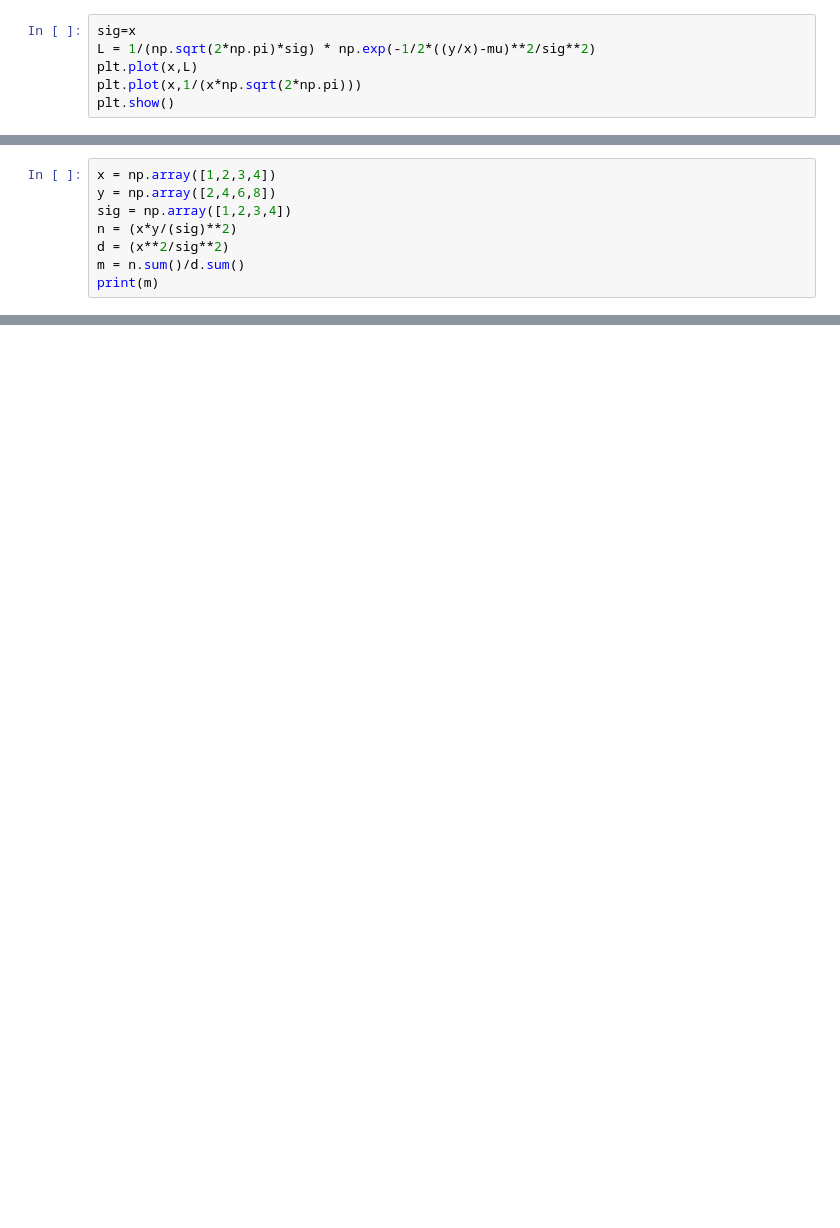
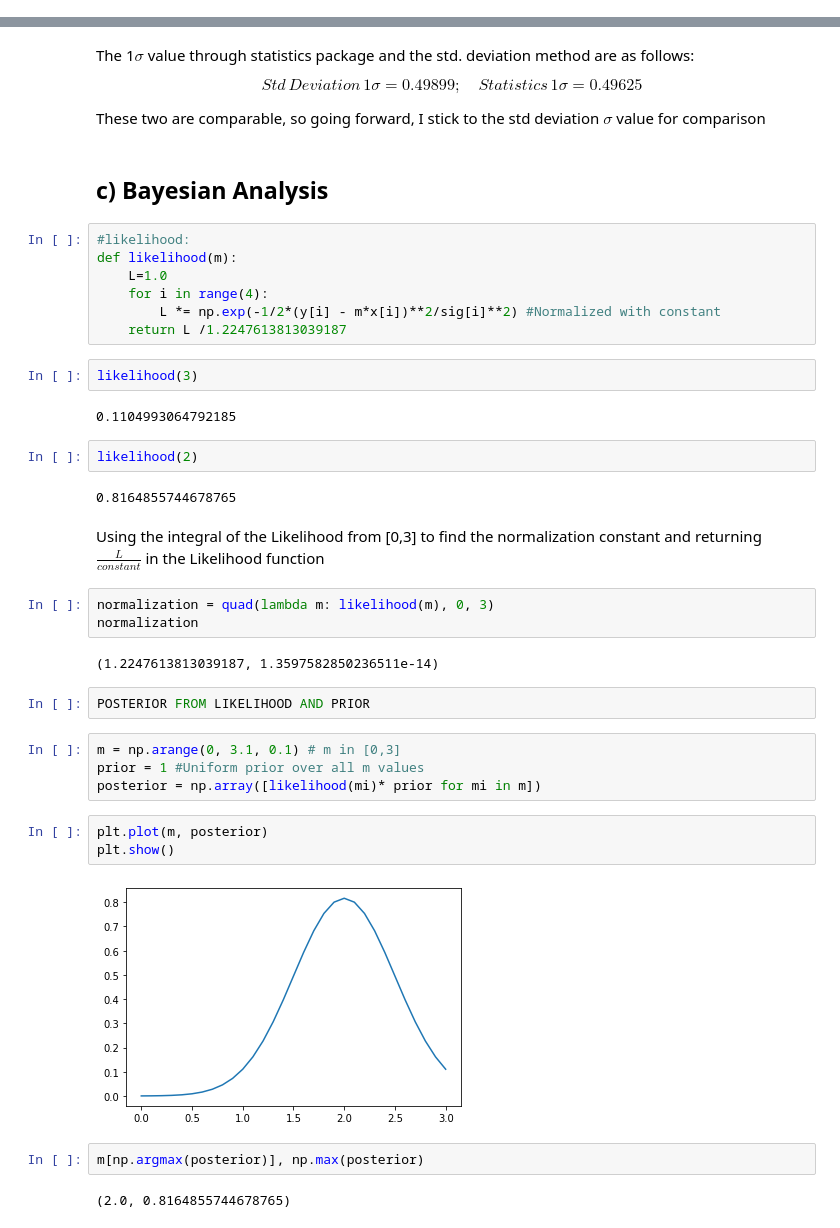
Before and after one commit to Dimple10/Astr540, a Jupyter notebook: Final Project.ipynb, the cells around one changed output, grey strips where cells are left out. Drawn from its saved outputs; the diff is of its cells as text; blank space fills up the shorter version.

```diff
--- a/Final Project.ipynb
+++ b/Final Project.ipynb
@@ -21,6 +0,0 @@ plt.plot(x,1/(x*np.sqrt(2*np.pi)))
-# %%
-sig=x
-L = 1/(np.sqrt(2*np.pi)*sig) * np.exp(-1/2*((y/x)-mu)**2/sig**2)
-plt.plot(x,L)
-plt.plot(x,1/(x*np.sqrt(2*np.pi)))
-plt.show()
@@ -29,8 +0,0 @@ plt.show()
-# %%
-x = np.array([1,2,3,4])
-y = np.array([2,4,6,8])
-sig = np.array([1,2,3,4])
-n = (x*y/(sig)**2)
-d = (x**2/sig**2)
-m = n.sum()/d.sum()
-print(m)
@@ -100,0 +137,45 @@ array([0.0052956 , 0.69844278, 1.10390789, 1.39158996])
+# %% [markdown]
+The 1$\sigma$ value through statistics package and the std. deviation method are as follows:
+
+$$Std\,Deviation\,1\sigma = 0.49899; \quad Statistics\,1\sigma = 0.49625 $$
+
+These two are comparable, so going forward, I stick to the std deviation $\sigma$ value for comparison
+# %% [markdown]
+## c) Bayesian Analysis
+# %%
+#likelihood:
+def likelihood(m):
+    L=1.0
+    for i in range(4):
+        L *= np.exp(-1/2*(y[i] - m*x[i])**2/sig[i]**2) #Normalized with constant
+    return L /1.2247613813039187
+# %%
+likelihood(3)
+# %% [output]
+0.1104993064792185
+# %%
+likelihood(2)
+# %% [output]
+0.8164855744678765
+# %% [markdown]
+Using the integral of the Likelihood from [0,3] to find the normalization constant and returning $\frac{L}{constant}$ in the Likelihood function
+# %%
+normalization = quad(lambda m: likelihood(m), 0, 3)
+normalization
+# %% [output]
+(1.2247613813039187, 1.3597582850236511e-14)
+# %%
+POSTERIOR FROM LIKELIHOOD AND PRIOR
+# %%
+m = np.arange(0, 3.1, 0.1) # m in [0,3]
+prior = 1 #Uniform prior over all m values
+posterior = np.array([likelihood(mi)* prior for mi in m])
+# %%
+plt.plot(m, posterior)
+plt.show()
+# %% [output]
+[figure, added]
+# %%
+m[np.argmax(posterior)], np.max(posterior)
+# %% [output]
+(2.0, 0.8164855744678765)
```
Also changed, not shown: parts of 54 cells of this notebook.
